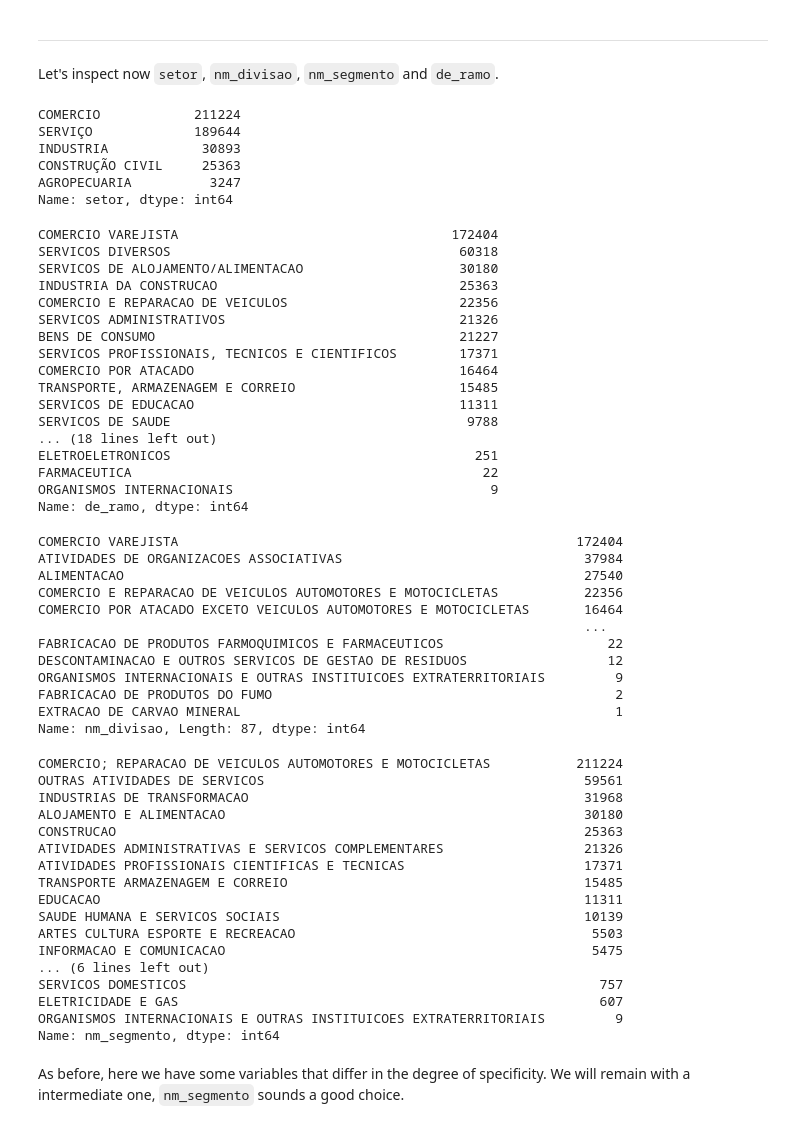
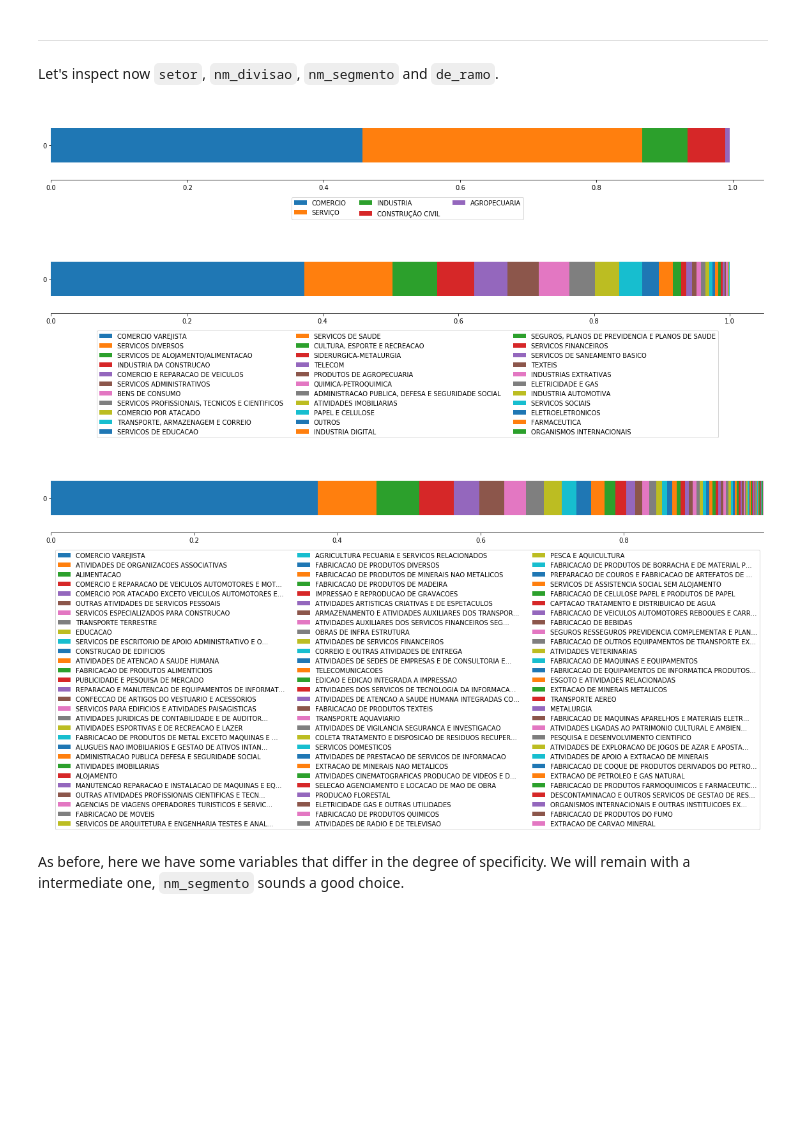
Before and after one commit to w-alves/leads-recommender, a Jupyter notebook: notebook/leads_recommender.ipynb, the cells around one changed output. Saved outputs shown, nothing was run; the diff lists cells and outputs as text; code cells hidden in the pictures; blank space fills up the shorter version.

````diff
--- a/notebook/leads_recommender.ipynb
+++ b/notebook/leads_recommender.ipynb
@@ -149,69 +153,17 @@ drop_col(market, 'de_natureza_juridica')
 ---
 Let's inspect now ```setor```, ```nm_divisao```, ```nm_segmento``` and ```de_ramo```.
 # %%
-print(market['setor'].value_counts())
+plot_distribution(market, 'setor')
 # %% [output]
-COMERCIO            211224
-SERVIÇO             189644
-INDUSTRIA            30893
-CONSTRUÇÃO CIVIL     25363
-AGROPECUARIA          3247
-Name: setor, dtype: int64
+[figure, added]
 # %%
-print(market['de_ramo'].value_counts())
+plot_distribution(market, 'de_ramo')
 # %% [output]
-COMERCIO VAREJISTA                                   172404
-SERVICOS DIVERSOS                                     60318
-SERVICOS DE ALOJAMENTO/ALIMENTACAO                    30180
-INDUSTRIA DA CONSTRUCAO                               25363
-COMERCIO E REPARACAO DE VEICULOS                      22356
-SERVICOS ADMINISTRATIVOS                              21326
-BENS DE CONSUMO                                       21227
-SERVICOS PROFISSIONAIS, TECNICOS E CIENTIFICOS        17371
-COMERCIO POR ATACADO                                  16464
-TRANSPORTE, ARMAZENAGEM E CORREIO                     15485
-SERVICOS DE EDUCACAO                                  11311
-SERVICOS DE SAUDE                                      9788
-... (18 lines left out)
-ELETROELETRONICOS                                       251
-FARMACEUTICA                                             22
-ORGANISMOS INTERNACIONAIS                                 9
-Name: de_ramo, dtype: int64
+[figure, added]
 # %%
-print(market['nm_divisao'].value_counts())
+plot_distribution(market, 'nm_divisao')
 # %% [output]
-COMERCIO VAREJISTA                                                   172404
-ATIVIDADES DE ORGANIZACOES ASSOCIATIVAS                               37984
-ALIMENTACAO                                                           27540
-COMERCIO E REPARACAO DE VEICULOS AUTOMOTORES E MOTOCICLETAS           22356
-COMERCIO POR ATACADO EXCETO VEICULOS AUTOMOTORES E MOTOCICLETAS       16464
-                                                                      ...
-FABRICACAO DE PRODUTOS FARMOQUIMICOS E FARMACEUTICOS                     22
-DESCONTAMINACAO E OUTROS SERVICOS DE GESTAO DE RESIDUOS                  12
-ORGANISMOS INTERNACIONAIS E OUTRAS INSTITUICOES EXTRATERRITORIAIS         9
-FABRICACAO DE PRODUTOS DO FUMO                                            2
-EXTRACAO DE CARVAO MINERAL                                                1
-Name: nm_divisao, Length: 87, dtype: int64
+[figure, added]
-# %%
-print(market['nm_segmento'].value_counts())
-# %% [output]
-COMERCIO; REPARACAO DE VEICULOS AUTOMOTORES E MOTOCICLETAS           211224
-OUTRAS ATIVIDADES DE SERVICOS                                         59561
-INDUSTRIAS DE TRANSFORMACAO                                           31968
-ALOJAMENTO E ALIMENTACAO                                              30180
-CONSTRUCAO                                                            25363
-ATIVIDADES ADMINISTRATIVAS E SERVICOS COMPLEMENTARES                  21326
-ATIVIDADES PROFISSIONAIS CIENTIFICAS E TECNICAS                       17371
-TRANSPORTE ARMAZENAGEM E CORREIO                                      15485
-EDUCACAO                                                              11311
-SAUDE HUMANA E SERVICOS SOCIAIS                                       10139
-ARTES CULTURA ESPORTE E RECREACAO                                      5503
-INFORMACAO E COMUNICACAO                                               5475
-... (6 lines left out)
-SERVICOS DOMESTICOS                                                     757
-ELETRICIDADE E GAS                                                      607
-ORGANISMOS INTERNACIONAIS E OUTRAS INSTITUICOES EXTRATERRITORIAIS         9
-Name: nm_segmento, dtype: int64
 # %% [markdown]
 As before, here we have some variables that differ in the degree of specificity. We will remain with a intermediate one, ```nm_segmento``` sounds a good choice.
 # %%
````
Also changed, not shown: parts of 26 cells of this notebook.
